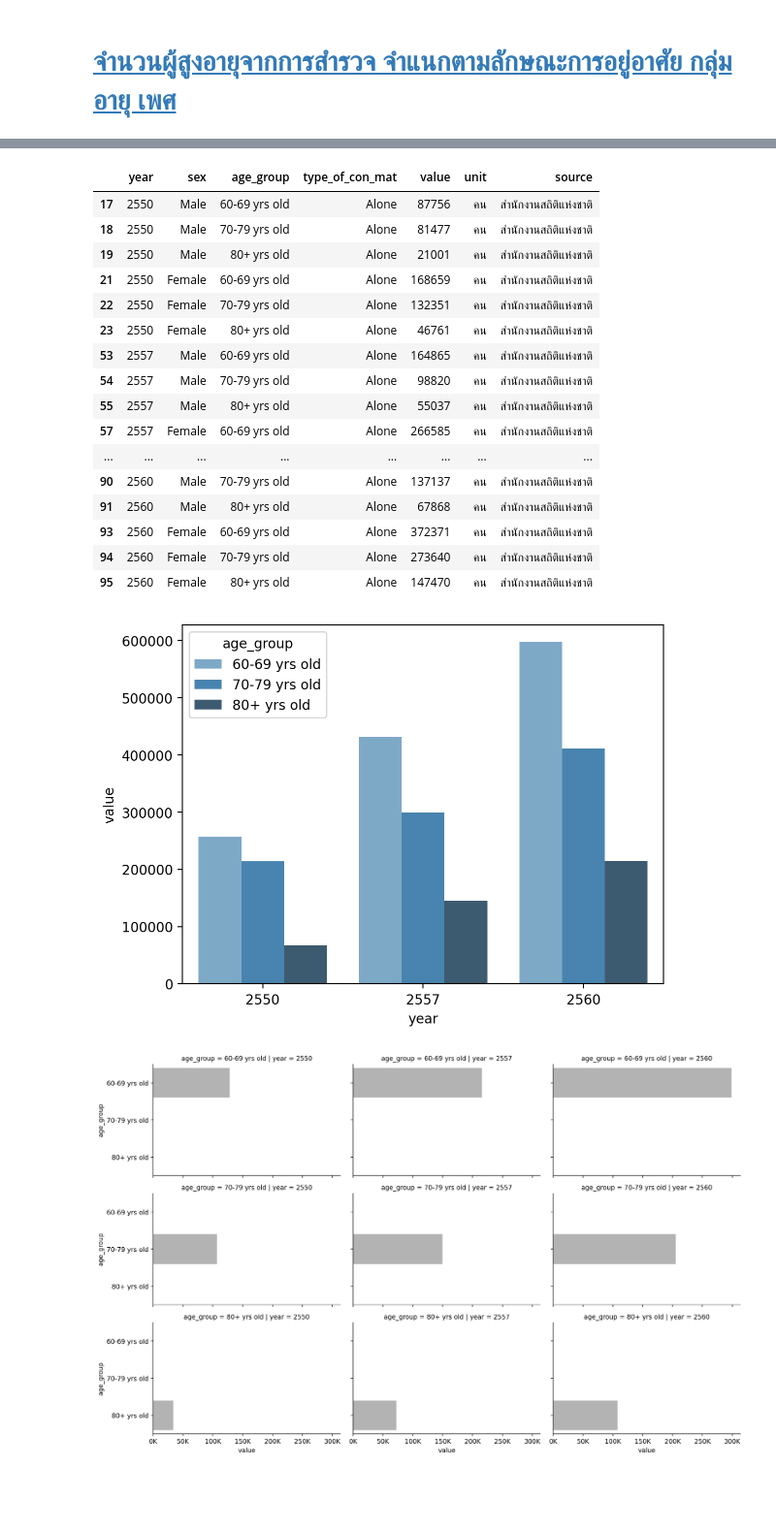
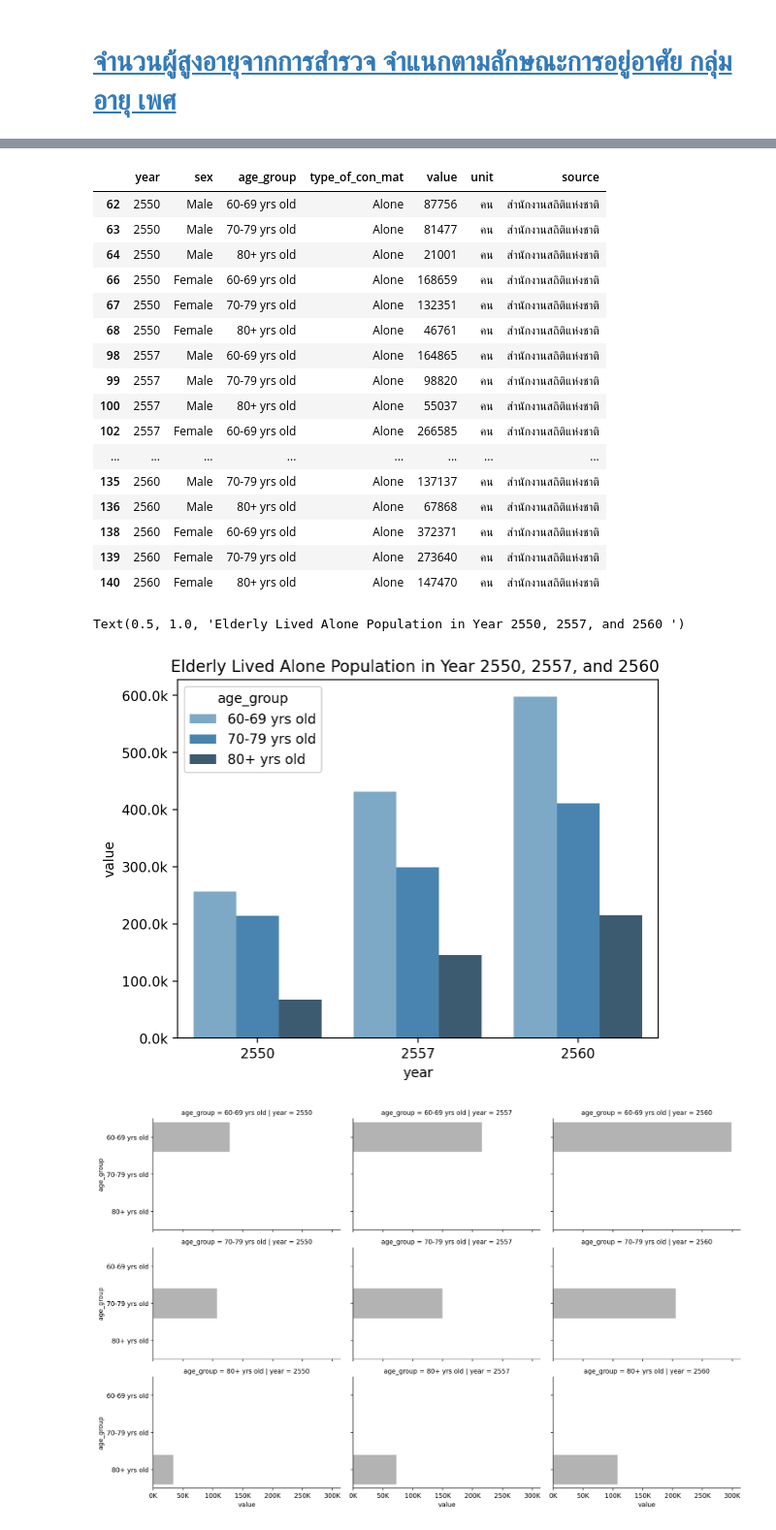
Before and after one commit to Zylink2/Machine_Learning_Project_2, a Jupyter notebook: Com/Test_Com2.ipynb, the cells around one changed output, grey strips where cells are left out. Shown at 97% size. Saved outputs shown, nothing was run; the diff lists cells and outputs as text; code cells hidden in the pictures; blank space fills up the shorter version.

```diff
--- a/Com/Test_Com2.ipynb
+++ b/Com/Test_Com2.ipynb
@@ -280,6 +290,7 @@ interactive(children=(Dropdown(description='Region:', options=('Bangkok', 'Centr
 # [จำนวนผู้สูงอายุจากการสำรวจ จำแนกตามลักษณะการอยู่อาศัย กลุ่มอายุ เพศ](https://catalog.nso.go.th/dataset/os_01_00045/resource/c7b3b266-a884-47e1-b042-5d8eccce7d69)
 # %%
 elders = pd.read_csv("https://catalogapi.nso.go.th/api/index?table=OS_01_0045_15&format=csv", encoding='utf-8')
-elders.head(20)
+elders = elders[elders["year"] != 2545].copy()
+elders
 # %% [output]
 |  | year | sex | age_group | type_of_con_mat | value | unit | source |
@@ -330,35 +337,43 @@ def translate_5(val):
     else:
         return "Others"
 # %%
-# elders[['sex', 'age_group','type_of_con_mat']] = elders[['sex', 'age_group','type_of_con_mat']].apply(lambda x: x.str.strip())
-# elders['sex'] = elders['sex'].apply(lambda x : translate_3(x))
-# elders['age_group'] = elders['age_group'].apply(lambda x : translate_4(x))
-# elders['type_of_con_mat'] = elders['type_of_con_mat'].apply(lambda x : translate_5(x))
+elders[['sex', 'age_group','type_of_con_mat']] = elders[['sex', 'age_group','type_of_con_mat']].apply(lambda x: x.str.strip())
+elders['sex'] = elders['sex'].apply(lambda x : translate_3(x))
+elders['age_group'] = elders['age_group'].apply(lambda x : translate_4(x))
+elders['type_of_con_mat'] = elders['type_of_con_mat'].apply(lambda x : translate_5(x))
 elders = elders[(elders['type_of_con_mat'] == 'Alone') & (elders['age_group'] != 'All') & (elders['sex'] != 'All')].copy()
 elders
 # %% [output]
 |  | year | sex | age_group | type_of_con_mat | value | unit | source |
-| 17 | 2550 | Male | 60-69 yrs old | Alone | 87756 | คน | สำนักงานสถิติแห่งชาติ |
-| 18 | 2550 | Male | 70-79 yrs old | Alone | 81477 | คน | สำนักงานสถิติแห่งชาติ |
-| 19 | 2550 | Male | 80+ yrs old | Alone | 21001 | คน | สำนักงานสถิติแห่งชาติ |
-| 21 | 2550 | Female | 60-69 yrs old | Alone | 168659 | คน | สำนักงานสถิติแห่งชาติ |
-| 22 | 2550 | Female | 70-79 yrs old | Alone | 132351 | คน | สำนักงานสถิติแห่งชาติ |
-| 23 | 2550 | Female | 80+ yrs old | Alone | 46761 | คน | สำนักงานสถิติแห่งชาติ |
-| 53 | 2557 | Male | 60-69 yrs old | Alone | 164865 | คน | สำนักงานสถิติแห่งชาติ |
-| 54 | 2557 | Male | 70-79 yrs old | Alone | 98820 | คน | สำนักงานสถิติแห่งชาติ |
-| 55 | 2557 | Male | 80+ yrs old | Alone | 55037 | คน | สำนักงานสถิติแห่งชาติ |
-| 57 | 2557 | Female | 60-69 yrs old | Alone | 266585 | คน | สำนักงานสถิติแห่งชาติ |
+| 62 | 2550 | Male | 60-69 yrs old | Alone | 87756 | คน | สำนักงานสถิติแห่งชาติ |
+| 63 | 2550 | Male | 70-79 yrs old | Alone | 81477 | คน | สำนักงานสถิติแห่งชาติ |
+| 64 | 2550 | Male | 80+ yrs old | Alone | 21001 | คน | สำนักงานสถิติแห่งชาติ |
+| 66 | 2550 | Female | 60-69 yrs old | Alone | 168659 | คน | สำนักงานสถิติแห่งชาติ |
+| 67 | 2550 | Female | 70-79 yrs old | Alone | 132351 | คน | สำนักงานสถิติแห่งชาติ |
+| 68 | 2550 | Female | 80+ yrs old | Alone | 46761 | คน | สำนักงานสถิติแห่งชาติ |
+| 98 | 2557 | Male | 60-69 yrs old | Alone | 164865 | คน | สำนักงานสถิติแห่งชาติ |
+| 99 | 2557 | Male | 70-79 yrs old | Alone | 98820 | คน | สำนักงานสถิติแห่งชาติ |
+| 100 | 2557 | Male | 80+ yrs old | Alone | 55037 | คน | สำนักงานสถิติแห่งชาติ |
+| 102 | 2557 | Female | 60-69 yrs old | Alone | 266585 | คน | สำนักงานสถิติแห่งชาติ |
 | ... | ... | ... | ... | ... | ... | ... | ... |
-| 90 | 2560 | Male | 70-79 yrs old | Alone | 137137 | คน | สำนักงานสถิติแห่งชาติ |
-| 91 | 2560 | Male | 80+ yrs old | Alone | 67868 | คน | สำนักงานสถิติแห่งชาติ |
-| 93 | 2560 | Female | 60-69 yrs old | Alone | 372371 | คน | สำนักงานสถิติแห่งชาติ |
-| 94 | 2560 | Female | 70-79 yrs old | Alone | 273640 | คน | สำนักงานสถิติแห่งชาติ |
-| 95 | 2560 | Female | 80+ yrs old | Alone | 147470 | คน | สำนักงานสถิติแห่งชาติ |
+| 135 | 2560 | Male | 70-79 yrs old | Alone | 137137 | คน | สำนักงานสถิติแห่งชาติ |
+| 136 | 2560 | Male | 80+ yrs old | Alone | 67868 | คน | สำนักงานสถิติแห่งชาติ |
+| 138 | 2560 | Female | 60-69 yrs old | Alone | 372371 | คน | สำนักงานสถิติแห่งชาติ |
+| 139 | 2560 | Female | 70-79 yrs old | Alone | 273640 | คน | สำนักงานสถิติแห่งชาติ |
+| 140 | 2560 | Female | 80+ yrs old | Alone | 147470 | คน | สำนักงานสถิติแห่งชาติ |
 # %%
 # make widget
-grid1 = sns.barplot(elders, x = 'year', hue = 'age_group', y = 'value', palette='Blues_d', errorbar=None, estimator=sum)
+grid = sns.barplot(elders, x = 'year',
+                    hue = 'age_group',
+                    y = 'value',
+                    palette='Blues_d',
+                    errorbar=None,
+                    estimator=sum)
+grid.yaxis.set_major_formatter(ticker.FuncFormatter(lambda x, pos: f"{x/1000:,.1f}k"))
+plt.title("Elderly Lived Alone Population in Year 2550, 2557, and 2560 ")
 # %% [output]
+Text(0.5, 1.0, 'Elderly Lived Alone Population in Year 2550, 2557, and 2560 ')
-[figure, old version]
+[figure, new version]
 # %%
 g = sns.catplot(
     data=elders,
```
Also changed, not shown: parts of 24 cells of this notebook.
